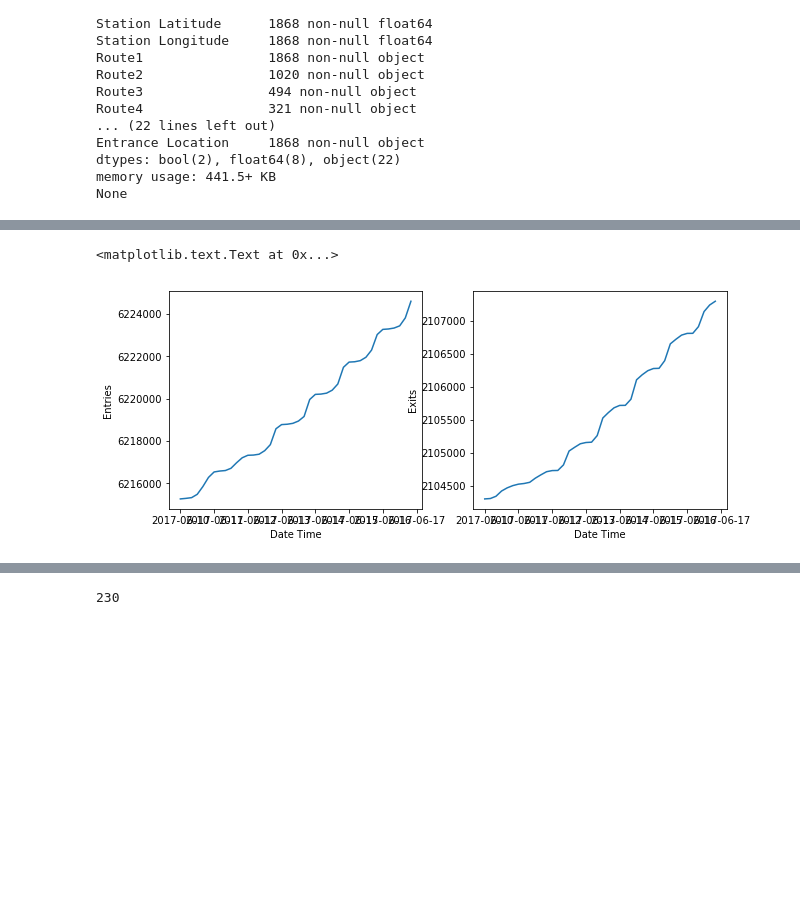
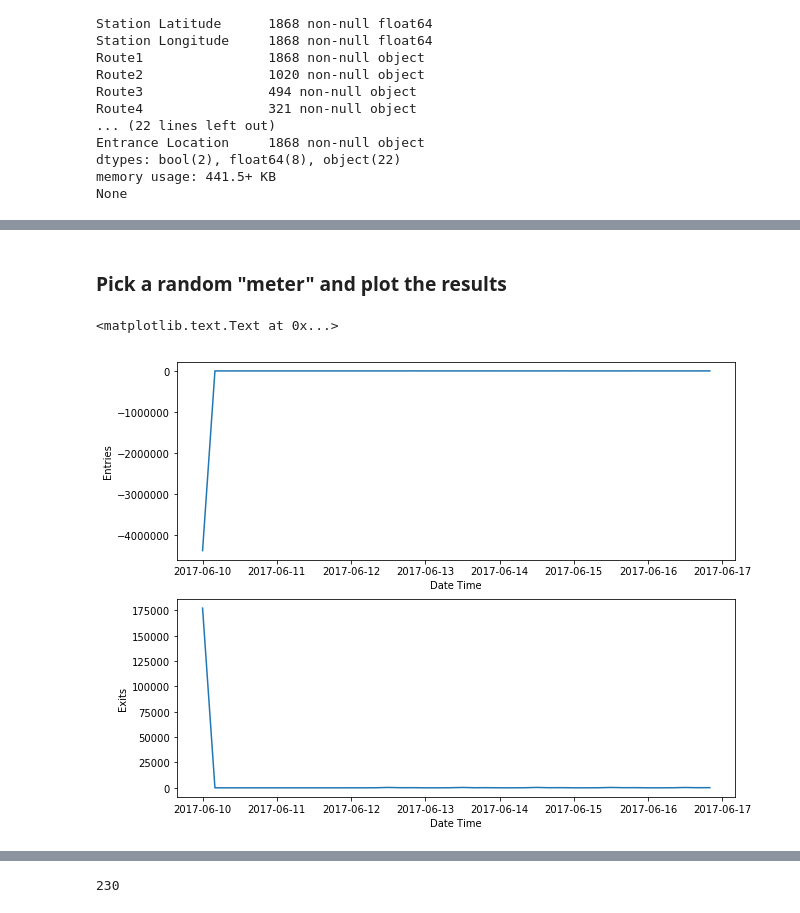
Before and after one commit to everling-prime/benson, a Jupyter notebook: exploration_ML.ipynb, the cells around one changed output, grey strips where cells are left out. Drawn from its saved outputs; the diff is of its cells as text; code cells hidden in the pictures; blank space fills up the shorter version.

Commit message:
added comments to exploration_ML. Also commiting two week test data

```diff
--- a/exploration_ML.ipynb
+++ b/exploration_ML.ipynb
@@ -87,8 +92,16 @@ nyc_turnstile_2017 = pd.read_csv('turnstile_data/turnstile_170617.txt')
 # %%
+#strip away white space from data and standardize names
+#some files have names in all caps, and other do not.
 nyc_turnstile_2017 = clean_cols(nyc_turnstile_2017)
 nyc_turnstile_2017 = make_standard_names(nyc_turnstile_2017)
 
+#Make a column with real timestamps (date and time)
 nyc_turnstile_2017['readtime'] = nyc_turnstile_2017['date'] + ' ' + nyc_turnstile_2017['time']
 nyc_turnstile_2017['readtime'] = pd.to_datetime(nyc_turnstile_2017['readtime'], format='%m/%d/%Y %H:%M:%S')
 
+# Create a unique "Meter Name"
+# 'ca', 'unit','scp' comprise a unique "meters".
+# There can be several "meters" at each station. This these can be recombined using "Group By"
 nyc_turnstile_2017['id'] = nyc_turnstile_2017['ca']+'_'+nyc_turnstile_2017['unit']+'_'+nyc_turnstile_2017['scp']
+nyc_turnstile_2017['entries_diff'] = nyc_turnstile_2017['entries'].diff()
+nyc_turnstile_2017['exits_diff'] = nyc_turnstile_2017['exits'].diff()
@@ -141,0 +135,3 @@ meter_df
+# %%
+total_meters = nyc_turnstile_2017_grouped.index.get_level_values('id').unique()
+total_meters
@@ -142,16 +149,22 @@ meter_df
+# %% [markdown]
+### Pick a random "meter" and plot the results
 # %%
-first_turn = nyc_turnstile_2017_grouped.loc[
-    nyc_turnstile_2017_grouped.index.get_level_values('id') == 'A002_R051_02-00-00']
+test_turn = random.randint(0,len(total_meters))
+total_meters[test_turn]
 
-fig,ax = plt.subplots(1,2,figsize=(10,4))
+test_id_df = nyc_turnstile_2017_grouped.loc[
+    nyc_turnstile_2017_grouped.index.get_level_values('id')==total_meters[test_turn]]
 
-ax[0].plot(first_turn.index.get_level_values('readtime'),first_turn.entries)
+
+fig, ax = plt.subplots(2, 1, figsize=(10, 8))  # 2 Rows, 1 Col
+
+ax[0].plot(test_id_df.index.get_level_values('readtime'),test_id_df.entries_diff)
 ax[0].set_xlabel('Date Time')
 ax[0].set_ylabel('Entries')
 
-ax[1].plot(first_turn.index.get_level_values('readtime'),first_turn.exits)
+ax[1].plot(test_id_df.index.get_level_values('readtime'),test_id_df.exits_diff)
 ax[1].set_xlabel('Date Time')
 ax[1].set_ylabel('Exits')
 # %% [output]
 <matplotlib.text.Text at 0x...>
-[figure, old version]
+[figure, new version]
```
Also changed, not shown: parts of 18 cells of this notebook, 1 other file.
